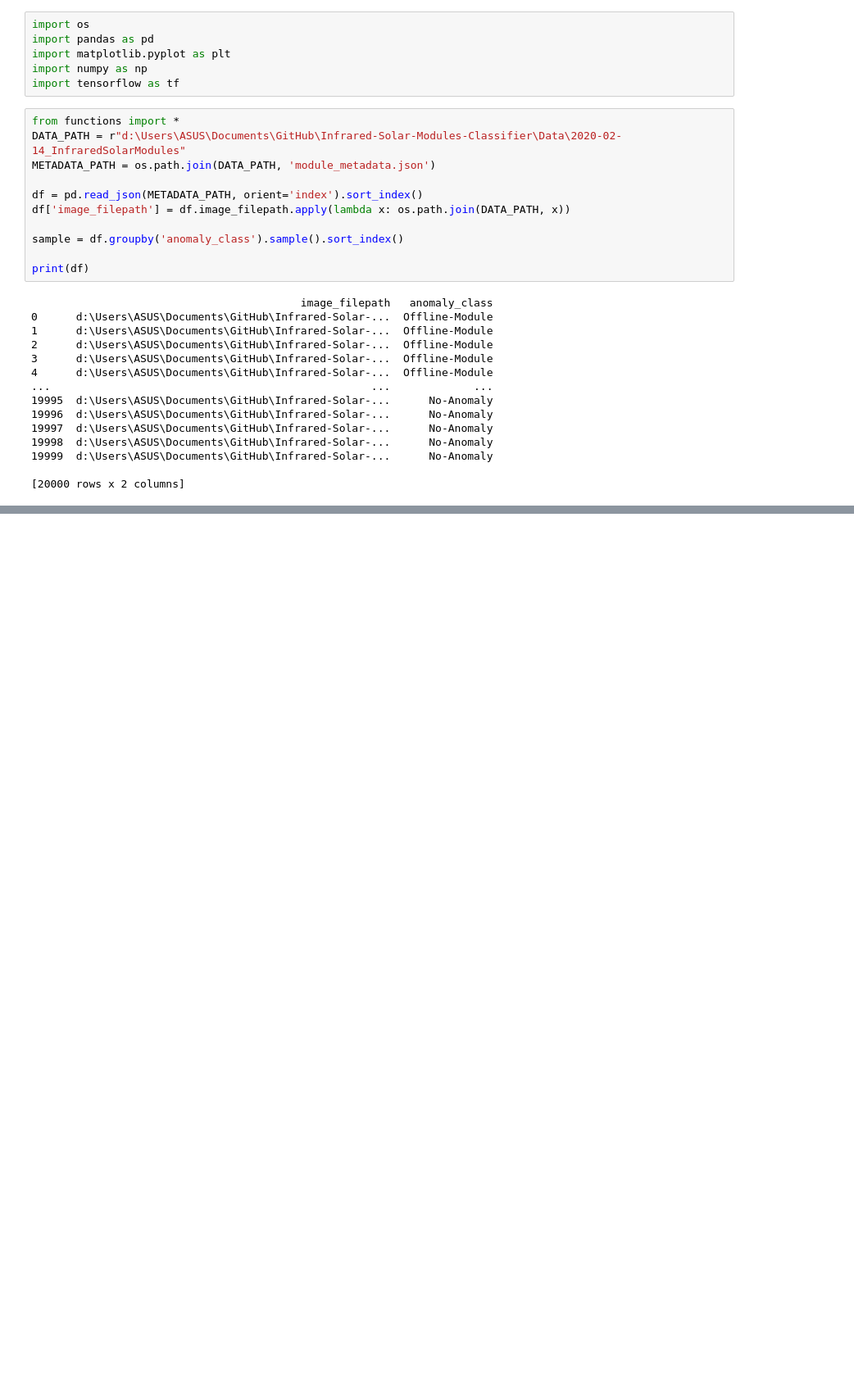
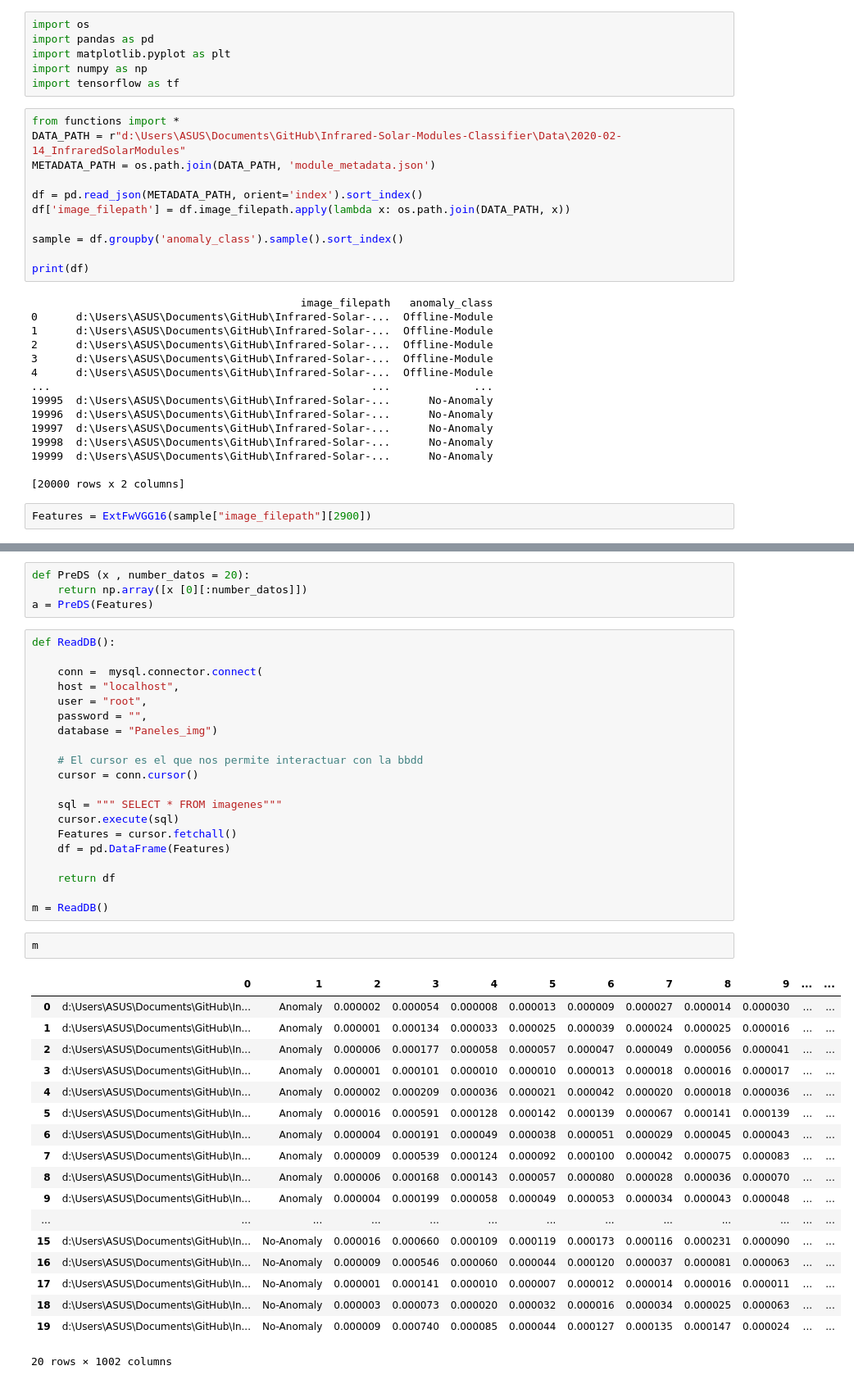
Before and after one commit to DanielOrBO/Infrared-Solar-Modules-Classifier, a Jupyter notebook: Test_Models_2 Classes.ipynb, the cells around one changed output, grey strips where cells are left out. Shown at 82% size. Cells and saved outputs as stored; diff of their text form; blank space fills up the shorter version.

```diff
--- a/Test_Models_2 Classes.ipynb
+++ b/Test_Models_2 Classes.ipynb
@@ -53,3 +53,5 @@ print(df)
 19999  d:\Users\ASUS\Documents\GitHub\Infrared-Solar-...      No-Anomaly
 
 [20000 rows x 2 columns]
+# %%
+Features = ExtFwVGG16(sample["image_filepath"][2900])
@@ -123,0 +183,45 @@ None
+# %%
+def PreDS (x , number_datos = 20):
+    return np.array([x [0][:number_datos]])
+a = PreDS(Features)
+# %%
+def ReadDB():
+
+    conn =  mysql.connector.connect(
+    host = "localhost",
+    user = "root",
+    password = "",
+    database = "Paneles_img")
+
+    # El cursor es el que nos permite interactuar con la bbdd
+    cursor = conn.cursor()
+
+    sql = """ SELECT * FROM imagenes"""
+    cursor.execute(sql)
+    Features = cursor.fetchall()
+    df = pd.DataFrame(Features)
+
+    return df
+
+m = ReadDB()
+# %%
+m
+# %% [output]
+|  | 0 | 1 | 2 | 3 | 4 | 5 | 6 | 7 | 8 | 9 | ... | ... |
+| 0 | d:\Users\ASUS\Documents\GitHub\In... | Anomaly | 0.000002 | 0.000054 | 0.000008 | 0.000013 | 0.000009 | 0.000027 | 0.000014 | 0.000030 | ... | ... |
+| 1 | d:\Users\ASUS\Documents\GitHub\In... | Anomaly | 0.000001 | 0.000134 | 0.000033 | 0.000025 | 0.000039 | 0.000024 | 0.000025 | 0.000016 | ... | ... |
+| 2 | d:\Users\ASUS\Documents\GitHub\In... | Anomaly | 0.000006 | 0.000177 | 0.000058 | 0.000057 | 0.000047 | 0.000049 | 0.000056 | 0.000041 | ... | ... |
+| 3 | d:\Users\ASUS\Documents\GitHub\In... | Anomaly | 0.000001 | 0.000101 | 0.000010 | 0.000010 | 0.000013 | 0.000018 | 0.000016 | 0.000017 | ... | ... |
+| 4 | d:\Users\ASUS\Documents\GitHub\In... | Anomaly | 0.000002 | 0.000209 | 0.000036 | 0.000021 | 0.000042 | 0.000020 | 0.000018 | 0.000036 | ... | ... |
+| 5 | d:\Users\ASUS\Documents\GitHub\In... | Anomaly | 0.000016 | 0.000591 | 0.000128 | 0.000142 | 0.000139 | 0.000067 | 0.000141 | 0.000139 | ... | ... |
+| 6 | d:\Users\ASUS\Documents\GitHub\In... | Anomaly | 0.000004 | 0.000191 | 0.000049 | 0.000038 | 0.000051 | 0.000029 | 0.000045 | 0.000043 | ... | ... |
+| 7 | d:\Users\ASUS\Documents\GitHub\In... | Anomaly | 0.000009 | 0.000539 | 0.000124 | 0.000092 | 0.000100 | 0.000042 | 0.000075 | 0.000083 | ... | ... |
+| 8 | d:\Users\ASUS\Documents\GitHub\In... | Anomaly | 0.000006 | 0.000168 | 0.000143 | 0.000057 | 0.000080 | 0.000028 | 0.000036 | 0.000070 | ... | ... |
+| 9 | d:\Users\ASUS\Documents\GitHub\In... | Anomaly | 0.000004 | 0.000199 | 0.000058 | 0.000049 | 0.000053 | 0.000034 | 0.000043 | 0.000048 | ... | ... |
+| ... | ... | ... | ... | ... | ... | ... | ... | ... | ... | ... | ... | ... |
+| 15 | d:\Users\ASUS\Documents\GitHub\In... | No-Anomaly | 0.000016 | 0.000660 | 0.000109 | 0.000119 | 0.000173 | 0.000116 | 0.000231 | 0.000090 | ... | ... |
+| 16 | d:\Users\ASUS\Documents\GitHub\In... | No-Anomaly | 0.000009 | 0.000546 | 0.000060 | 0.000044 | 0.000120 | 0.000037 | 0.000081 | 0.000063 | ... | ... |
+| 17 | d:\Users\ASUS\Documents\GitHub\In... | No-Anomaly | 0.000001 | 0.000141 | 0.000010 | 0.000007 | 0.000012 | 0.000014 | 0.000016 | 0.000011 | ... | ... |
+| 18 | d:\Users\ASUS\Documents\GitHub\In... | No-Anomaly | 0.000003 | 0.000073 | 0.000020 | 0.000032 | 0.000016 | 0.000034 | 0.000025 | 0.000063 | ... | ... |
+| 19 | d:\Users\ASUS\Documents\GitHub\In... | No-Anomaly | 0.000009 | 0.000740 | 0.000085 | 0.000044 | 0.000127 | 0.000135 | 0.000147 | 0.000024 | ... | ... |
+20 rows × 1002 columns
```
Also changed, not shown: parts of 11 cells of this notebook, 3 other files.
